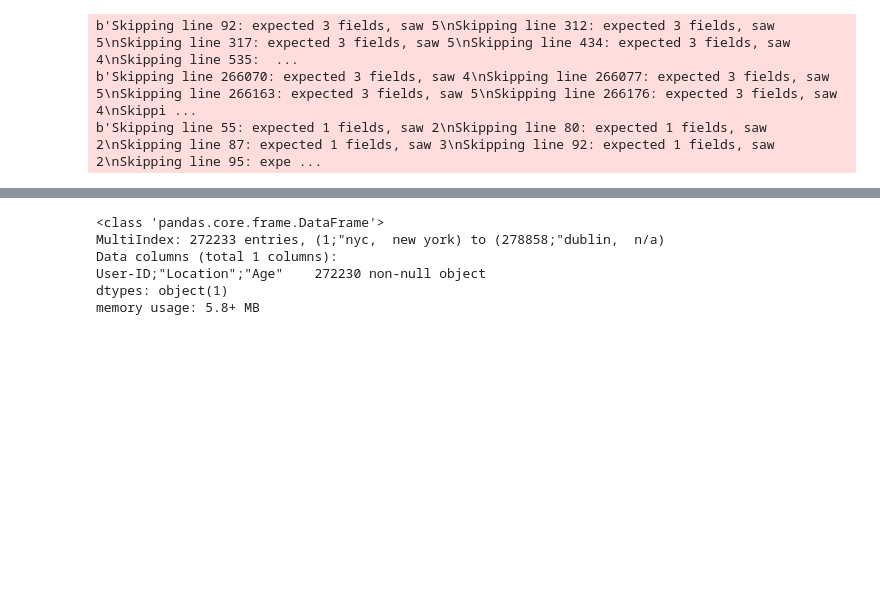
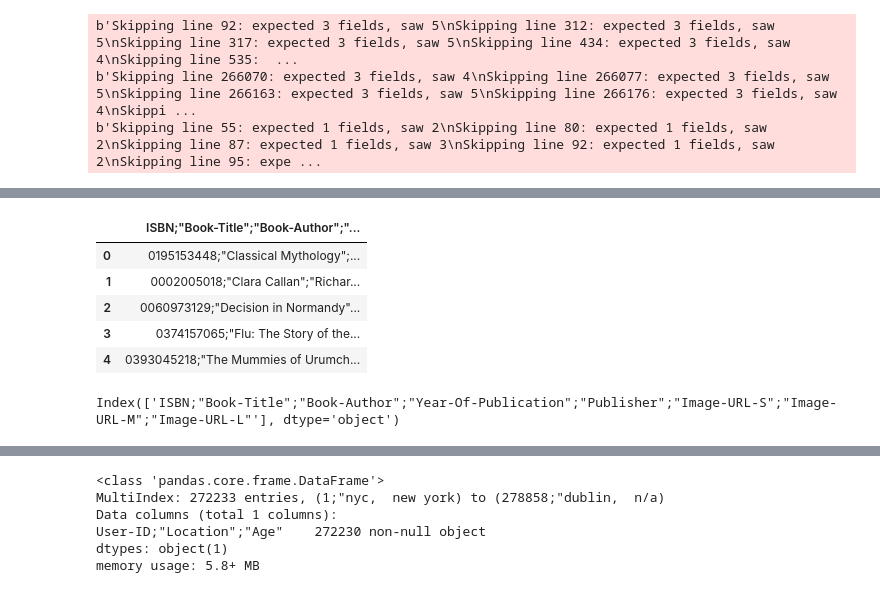
Before and after one commit to elishatofunmi/data-science-preview, a Jupyter notebook: data preprocessing .ipynb, the cells around one changed output, grey strips where cells are left out. Cells and saved outputs as stored; diff of their text form; code cells hidden in the pictures; blank space fills up the shorter version.

```diff
--- a/data preprocessing .ipynb
+++ b/data preprocessing .ipynb
@@ -36,0 +46,13 @@ b'Skipping line 55: expected 1 fields, saw 2\nSkipping line 80: expected 1 field
+# %%
+bx_books.head()
+# %% [output]
+|  | ISBN;"Book-Title";"Book-Author";"... |
+| 0 | 0195153448;"Classical Mythology";... |
+| 1 | 0002005018;"Clara Callan";"Richar... |
+| 2 | 0060973129;"Decision in Normandy"... |
+| 3 | 0374157065;"Flu: The Story of the... |
+| 4 | 0393045218;"The Mummies of Urumch... |
+# %%
+bx_books.columns
+# %% [output]
+Index(['ISBN;"Book-Title";"Book-Author";"Year-Of-Publication";"Publisher";"Image-URL-S";"Image-URL-M";"Image-URL-L"'], dtype='object')
```
Also changed, not shown: parts of 4 cells of this notebook.
